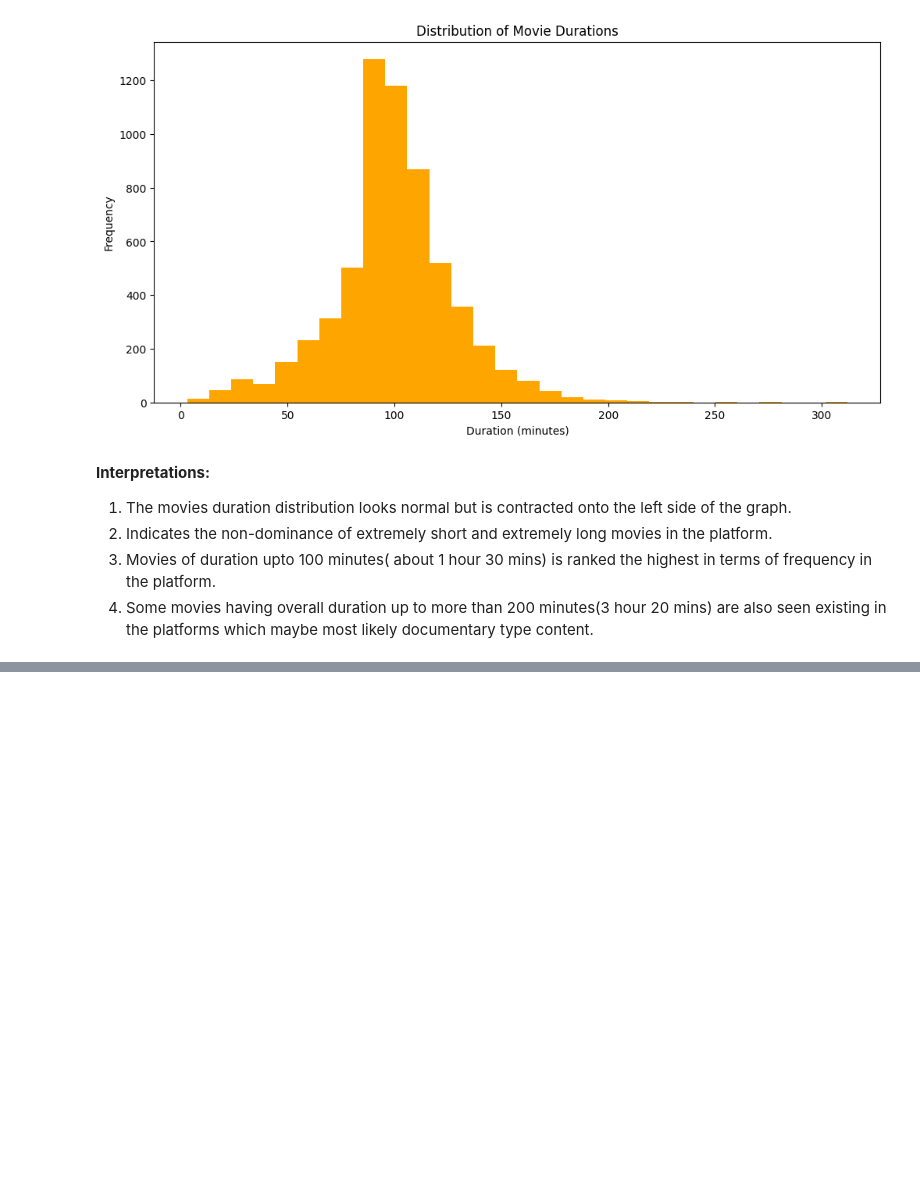
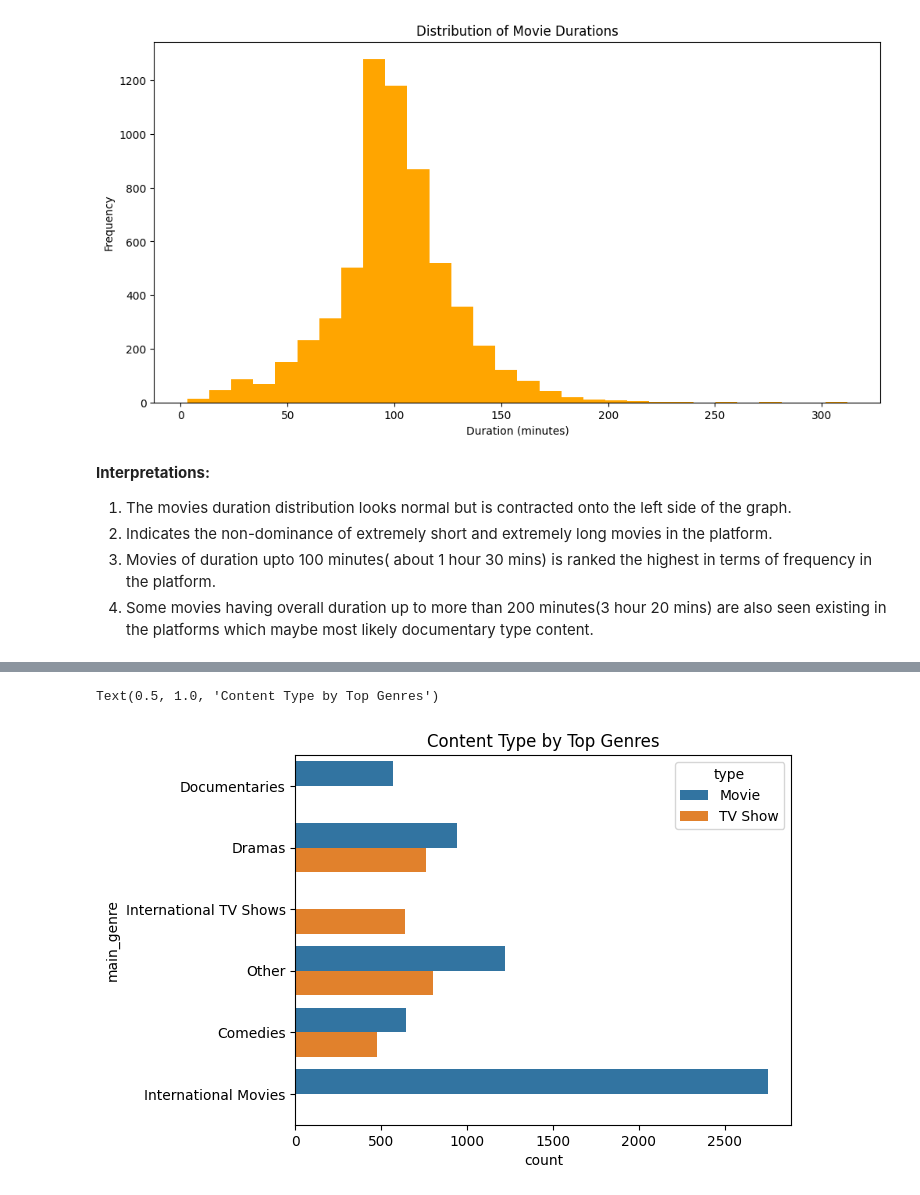
Before and after one commit to SakriyaPyakurel/netflix-EDA, a Jupyter notebook: operations.ipynb, the cells around one changed output, grey strips where cells are left out. Drawn from its saved outputs; the diff is of its cells as text; code cells hidden in the pictures; blank space fills up the shorter version.

```diff
--- a/operations.ipynb
+++ b/operations.ipynb
@@ -278,0 +366,7 @@ Text(0, 0.5, 'Frequency')
+# %%
+# Extracting top genres after importing Counter from collections library
+from collections import Counter
+# Flatten genres
+flat_genres = [genre.strip() for sublist in df['listed_in'].dropna().apply(lambda x: x.split(',')) for genre in sublist]
+genre_counts = pd.Series(Counter(flat_genres)).sort_values(ascending=False).head()
+genre_counts
@@ -278,0 +380,4 @@ Text(0, 0.5, 'Frequency')
+# %%
+# Add top genre to each row
+df['main_genre'] = df['listed_in'].apply(lambda x: next((g for g in genre_counts.index if g in x),'Other'))
+df.head()
@@ -278,0 +391,6 @@ Text(0, 0.5, 'Frequency')
+# %%
+sb.countplot(data=df,y='main_genre',hue='type')
+plt.title('Content Type by Top Genres')
+# %% [output]
+Text(0.5, 1.0, 'Content Type by Top Genres')
+[figure, added]
```
Also changed, not shown: parts of 28 cells of this notebook.
